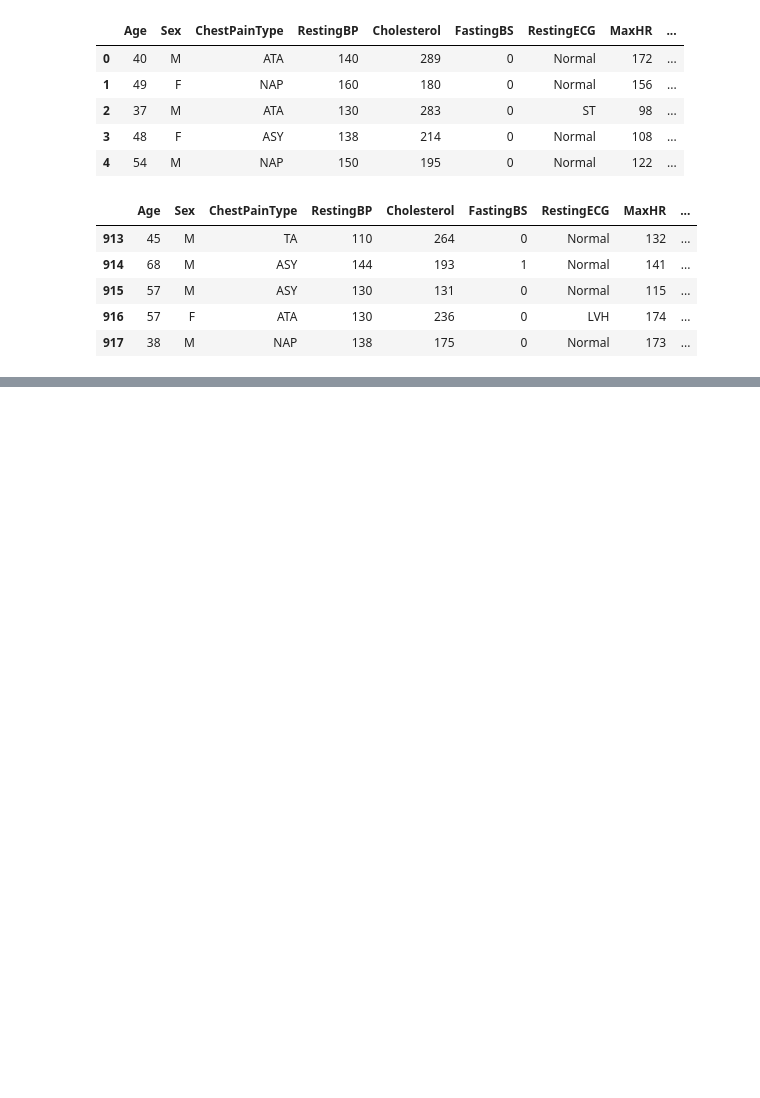
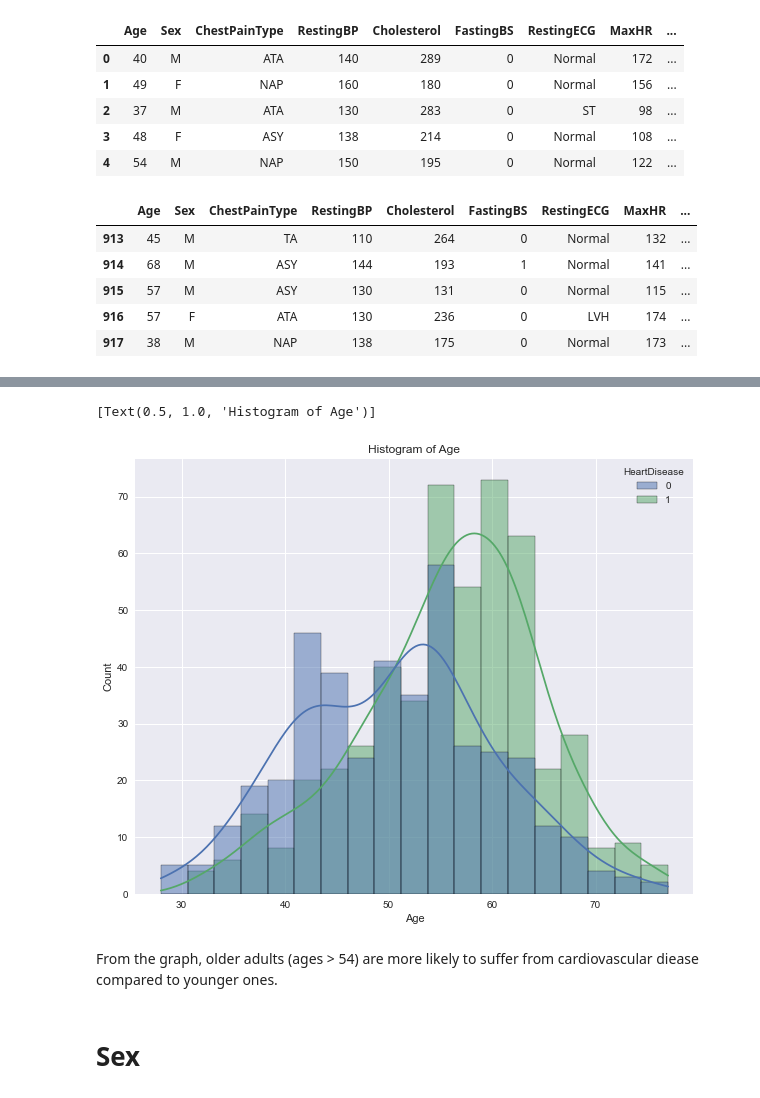
Before and after one commit to TYXuan/heart, a Jupyter notebook: eda.ipynb, the cells around one changed output, grey strips where cells are left out. Saved outputs shown, nothing was run; the diff lists cells and outputs as text; code cells hidden in the pictures; blank space fills up the shorter version.

```diff
--- a/eda.ipynb
+++ b/eda.ipynb
@@ -70,0 +115,6 @@ The following features to be modified for modelling preparation:
+# %%
+df.loc[(df['Sex'] == 'M'), 'Male'] = 1
+df.loc[(df['Sex'] != 'M'), 'Male'] = 0
+# %%
+df.loc[(df['Sex'] == 'F'), 'Female'] = 1
+df.loc[(df['Sex'] != 'F'), 'Female'] = 0
@@ -70,0 +125,3 @@ The following features to be modified for modelling preparation:
+# %%
+chestpain_dict = {'TA':3, 'ATA':2, 'NAP':1, 'ASY':0}
+df['ChestPainType_rank'] = df['ChestPainType'].replace(chestpain_dict)
@@ -70,0 +147,2 @@ The following features to be modified for modelling preparation:
+# %%
+df=df.drop(df.index[449])
@@ -70,0 +155,10 @@ The following features to be modified for modelling preparation:
+# %%
+plt.figure(figsize=(10,8))
+sns.histplot(data=df, x='Age', hue='HeartDisease', kde=True).set(title='Histogram of Age')
+# %% [output]
+[Text(0.5, 1.0, 'Histogram of Age')]
+[figure, added]
+# %% [markdown]
+From the graph, older adults (ages > 54) are more likely to suffer from cardiovascular diease compared to younger ones.
+# %% [markdown]
+# Sex
```
Also changed, not shown: parts of 32 cells of this notebook.
